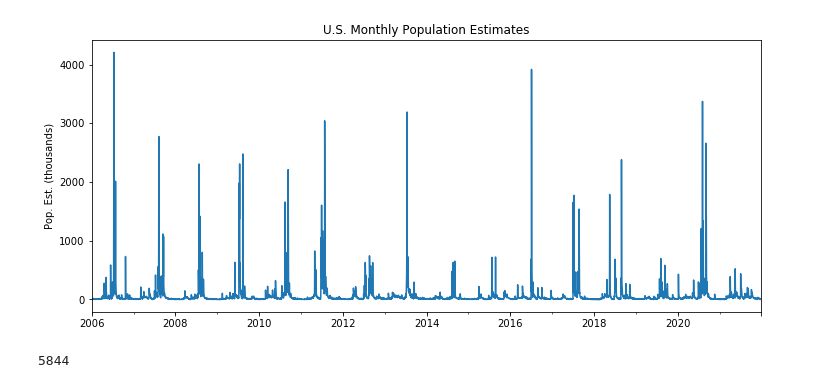
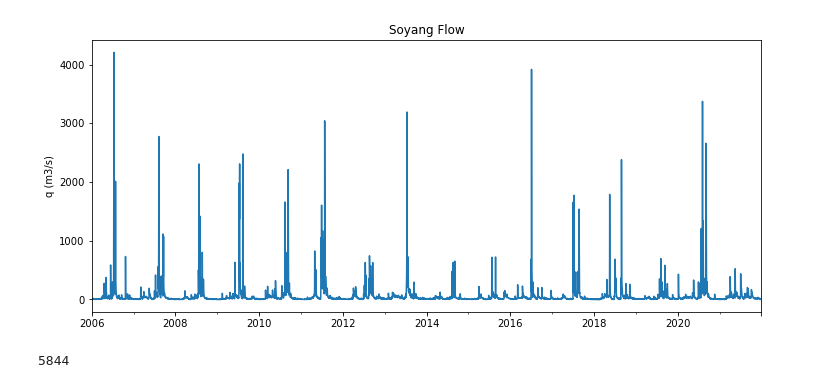
Before and after one commit to cocobyun/timeseries, a Jupyter notebook: AR.ipynb, the cells around one changed output. Saved outputs shown, nothing was run; the diff lists cells and outputs as text; code cells hidden in the pictures.

```diff
--- a/AR.ipynb
+++ b/AR.ipynb
@@ -8,15 +8,15 @@ from statsmodels.tsa.ar_model import AR,ARResults
 df = pd.read_csv('tempandq.csv',index_col='date',parse_dates=True)
 df.index.freq = 'D'
 # %%
-title='U.S. Monthly Population Estimates'
-ylabel='Pop. Est. (thousands)'
+title='Soyang Flow'
+ylabel='q (m3/s)'
 xlabel='' # we don't really need a label here
 
 ax = df['q'].plot(figsize=(12,5),title=title);
 ax.autoscale(axis='x',tight=True)
 ax.set(xlabel=xlabel, ylabel=ylabel);
 # %% [output]
-[figure, old version]
+[figure, new version]
 # %%
 len(df)
 # %% [output]
```
Also changed, not shown: parts of 15 cells of this notebook, 12 other files.
